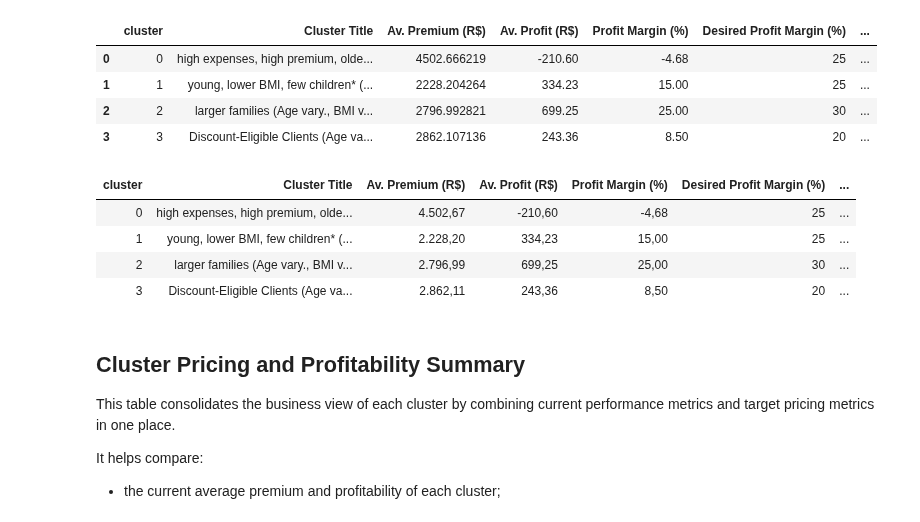
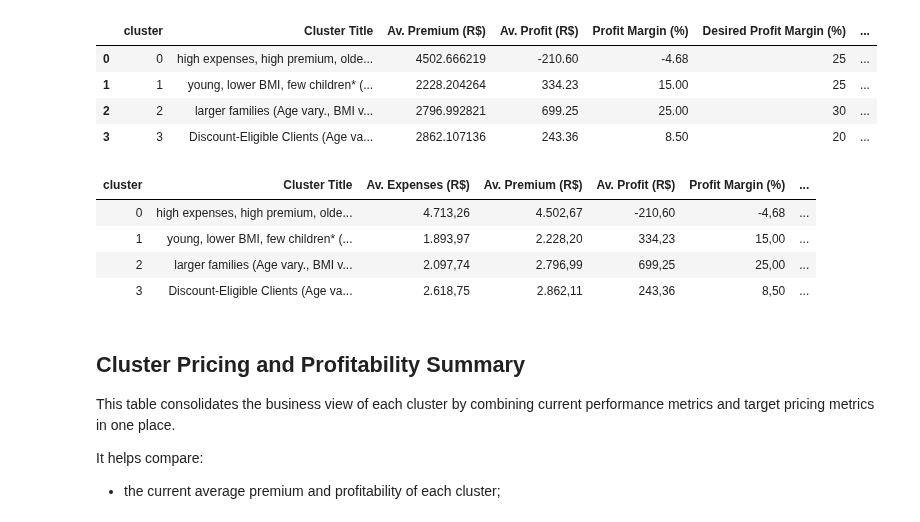
Before and after one commit to renancaetan0/prediction_methods_health_insurance, a Jupyter notebook: notebooks/linear_regression_and_clustering_compairson_health_insurance_case.ipynb, the cells around one changed output. Drawn from its saved outputs; the diff is of its cells as text; code cells hidden in the pictures.

Commit message:
fix: add Av. Expenses column to cluster pricing summary display

```diff
--- a/notebooks/linear_regression_and_clustering_compairson_health_insurance_case.ipynb
+++ b/notebooks/linear_regression_and_clustering_compairson_health_insurance_case.ipynb
@@ -1728,41 +1728,58 @@ if "Desired Profit Margin (%)" not in cluster_pricing_summary_display_df.columns
         columns={"Desired Profit Margin": "Desired Profit Margin (%)"}
     )  # standardizing the column title
 
+# adding Av. Expenses from cluster_analysis_business_df using cluster id as key
+cluster_pricing_summary_display_df["Av. Expenses (R$)"] = cluster_pricing_summary_display_df["cluster"].map(
+    cluster_analysis_business_df["Av. expenses"]
+)  # bringing average expenses into the display dataframe
+
 # formatting numeric columns without showing unit symbols in values
+cluster_pricing_summary_display_df["Av. Expenses (R$)"] = cluster_pricing_summary_display_df["Av. Expenses (R$)"].map(
+    lambda x: format_br_number(x, 2)
+)  # keeping only numeric text
 cluster_pricing_summary_display_df["Av. Profit (R$)"] = cluster_pricing_summary_display_df["Av. Profit (R$)"].map(
     lambda x: format_br_number(x, 2)
 )  # keeping only numeric text
 cluster_pricing_summary_display_df["Expected Average Profit (R$)"] = cluster_pricing_summary_display_df["Expected Average Profit (R$)"].map(
     lambda x: format_br_number(x, 2)
 )  # keeping only numeric text
 cluster_pricing_summary_display_df["Expected Average Cost (R$)"] = cluster_pricing_summary_display_df["Expected Average Cost (R$)"].map(
     lambda x: format_br_number(x, 2)
 )  # keeping only numeric text
 cluster_pricing_summary_display_df["Profit Margin (%)"] = cluster_pricing_summary_display_df["Profit Margin (%)"].map(
     lambda x: format_br_number(x, 2)
 )  # keeping only numeric text
 cluster_pricing_summary_display_df["Desired Profit Margin (%)"] = cluster_pricing_summary_display_df["Desired Profit Margin (%)"].map(
     lambda x: format_br_number(x, 0)
 )  # keeping only numeric text
 
 # coloring Av. Premium values in red (without "R$" in values)
 cluster_pricing_summary_display_df["Av. Premium (R$)"] = cluster_pricing_summary_df["Av. Premium (R$)"].map(
     lambda x: f"<span style='color:#d32f2f; font-weight:700'>{format_br_number(x, 2)}</span>"
 )  # red highlight
 
 # coloring Amount to Charge values in green (without "R$" in values)
 cluster_pricing_summary_display_df["Amount to Charge (R$)"] = cluster_pricing_summary_df["Amount to Charge (R$)"].map(
     lambda x: f"<span style='color:#00a651; font-weight:700'>{format_br_number(x, 2)}</span>"
 )  # green highlight
 
+# placing Av. Expenses between Cluster Title and Av. Premium
+ordered_columns = [
+    col for col in cluster_pricing_summary_display_df.columns
+    if col not in ["Av. Expenses (R$)", "Av. Premium (R$)"]
+]  # temporarily removing both columns from the order
+insert_position = ordered_columns.index("Cluster Title") + 1  # position right after Cluster Title
+ordered_columns[insert_position:insert_position] = ["Av. Expenses (R$)", "Av. Premium (R$)"]  # inserting in requested order
+cluster_pricing_summary_display_df = cluster_pricing_summary_display_df[ordered_columns]  # applying final column order
+
 # rendering HTML table (works without pandas .style / jinja2)
 display(HTML(cluster_pricing_summary_display_df.to_html(index=False, escape=False)))  # final display
 # %% [output]
-| cluster | Cluster Title | Av. Premium (R$) | Av. Profit (R$) | Profit Margin (%) | Desired Profit Margin (%) | ... |
-| 0 | high expenses, high premium, olde... | 4.502,67 | -210,60 | -4,68 | 25 | ... |
-| 1 | young, lower BMI, few children* (... | 2.228,20 | 334,23 | 15,00 | 25 | ... |
-| 2 | larger families (Age vary., BMI v... | 2.796,99 | 699,25 | 25,00 | 30 | ... |
-| 3 | Discount-Eligible Clients (Age va... | 2.862,11 | 243,36 | 8,50 | 20 | ... |
+| cluster | Cluster Title | Av. Expenses (R$) | Av. Premium (R$) | Av. Profit (R$) | Profit Margin (%) | ... |
+| 0 | high expenses, high premium, olde... | 4.713,26 | 4.502,67 | -210,60 | -4,68 | ... |
+| 1 | young, lower BMI, few children* (... | 1.893,97 | 2.228,20 | 334,23 | 15,00 | ... |
+| 2 | larger families (Age vary., BMI v... | 2.097,74 | 2.796,99 | 699,25 | 25,00 | ... |
+| 3 | Discount-Eligible Clients (Age va... | 2.618,75 | 2.862,11 | 243,36 | 8,50 | ... |
 # %% [markdown]
 ## Cluster Pricing and Profitability Summary
 
```
